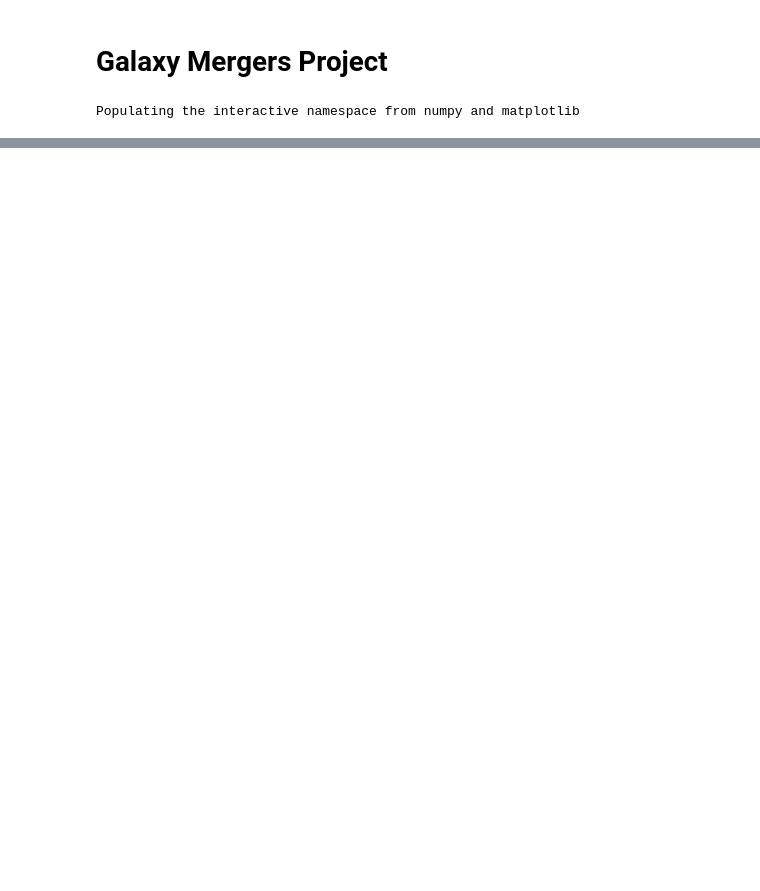
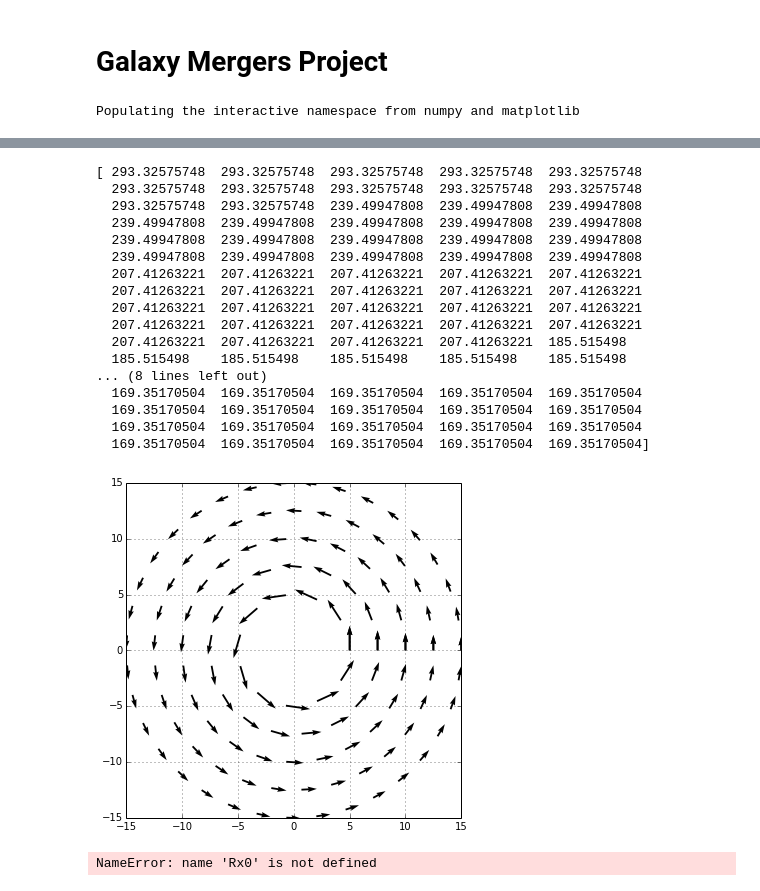
Before and after one commit to jpelgrif/PHYS202-S14, a Jupyter notebook: Project/Project.ipynb, the cells around one changed output, grey strips where cells are left out. Drawn from its saved outputs; the diff is of its cells as text; code cells hidden in the pictures; blank space fills up the shorter version.

```diff
--- a/Project/Project.ipynb
+++ b/Project/Project.ipynb
@@ -69,0 +10,58 @@ ValueError: x and y must be the same size
+# %%
+## Initialize positions and velocities
+G = 4.302 * 10**-6 ## kpc/(solar masses) * (km/s)^2 - from wikipedia
+M = S = 10**11 ##solar masses
+Rmin = 25 ##kpc
+nlist = [12,18,24,30,36]
+rfrac = [.2,.3,.4,.5,.6]
+r0 = np.zeros(120)
+th0 = np.zeros(120)
+i = 0
+
+for n in nlist:
+    for x in range(n):
+        r0[i] = rfrac[nlist.index(n)] * Rmin
+        th0[i] = np.linspace(0,2*pi,n)[x]
+        i += 1
+
+omega = sqrt(G*M/(r0**3))
+
+x0 = r0*np.cos(th0)
+y0 = r0*np.sin(th0)
+
+v = sqrt(G*M/r0) ## km/s
+vtheta = th0 + np.pi/2
+vx0 = v*np.cos(vtheta)
+vy0 = v*np.sin(vtheta)
+
+Rx0 =
+Ry0 =
+vRx0 =
+vRy0 =
+
+
+plt.figure(figsize=(6,6))
+##plt.scatter(x,y)
+plt.quiver(x,y,vx,vy)
+plt.grid()
+
+plt.show()
+# %% [output]
+[ 293.32575748  293.32575748  293.32575748  293.32575748  293.32575748
+  293.32575748  293.32575748  293.32575748  293.32575748  293.32575748
+  293.32575748  293.32575748  239.49947808  239.49947808  239.49947808
+  239.49947808  239.49947808  239.49947808  239.49947808  239.49947808
+  239.49947808  239.49947808  239.49947808  239.49947808  239.49947808
+  239.49947808  239.49947808  239.49947808  239.49947808  239.49947808
+  207.41263221  207.41263221  207.41263221  207.41263221  207.41263221
+  207.41263221  207.41263221  207.41263221  207.41263221  207.41263221
+  207.41263221  207.41263221  207.41263221  207.41263221  207.41263221
+  207.41263221  207.41263221  207.41263221  207.41263221  207.41263221
+  207.41263221  207.41263221  207.41263221  207.41263221  185.515498
+  185.515498    185.515498    185.515498    185.515498    185.515498
+... (8 lines left out)
+  169.35170504  169.35170504  169.35170504  169.35170504  169.35170504
+  169.35170504  169.35170504  169.35170504  169.35170504  169.35170504
+  169.35170504  169.35170504  169.35170504  169.35170504  169.35170504
+  169.35170504  169.35170504  169.35170504  169.35170504  169.35170504]
+[figure, added]
@@ -69,0 +108,22 @@ ValueError: x and y must be the same size
+# %%
+t = np.arange(10.1)
+
+x = np.zeros((len(t),120))
+y = np.zeros((len(t),120))
+vx = np.zeros((len(t),120))
+vy = np.zeros((len(t),120))
+
+R_init = np.array(Rx0,Ry0,vRx0,vRy0)
+R = odeint(deriv_R,R_init,t)
+Rx = R[:,0]; Ry = R[:,1]
+Rvx = R[:,2]; Rvy = xy[:,3]
+
+for i,(x0i,y0i,vx0i,vy0i) in enumerate(zip(x0,y0,vx0,vy0)):
+    xy_init = np.array(x0i,y0i,vx0i,vy0i)
+    xy = odeint(deriv_xy,xy_init,t,args=(Rx[i],Ry[i]))
+    x[i] = xy[:,0]; y[i] = xy[:,1]
+    vx[i] = xy[:,2]; vy[i] = xy[:,3]
+
+print x
+# %% [output]
+NameError: name 'Rx0' is not defined
```
Also changed, not shown: parts of 6 cells of this notebook.
